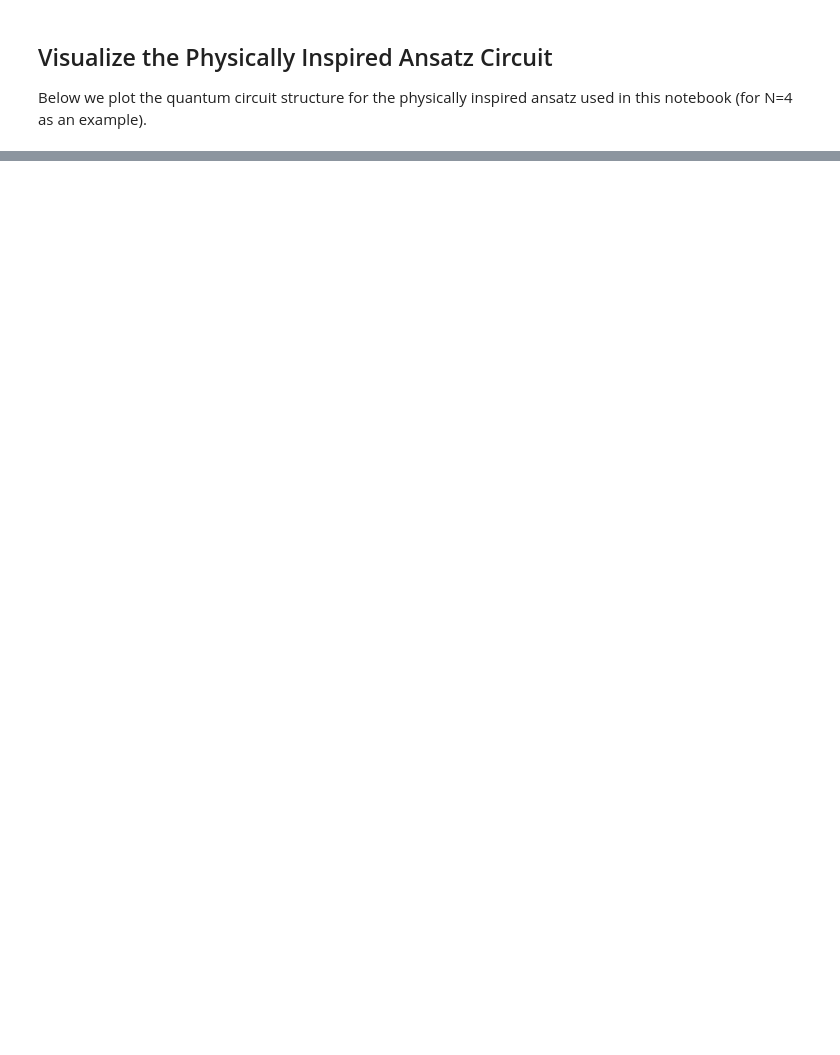
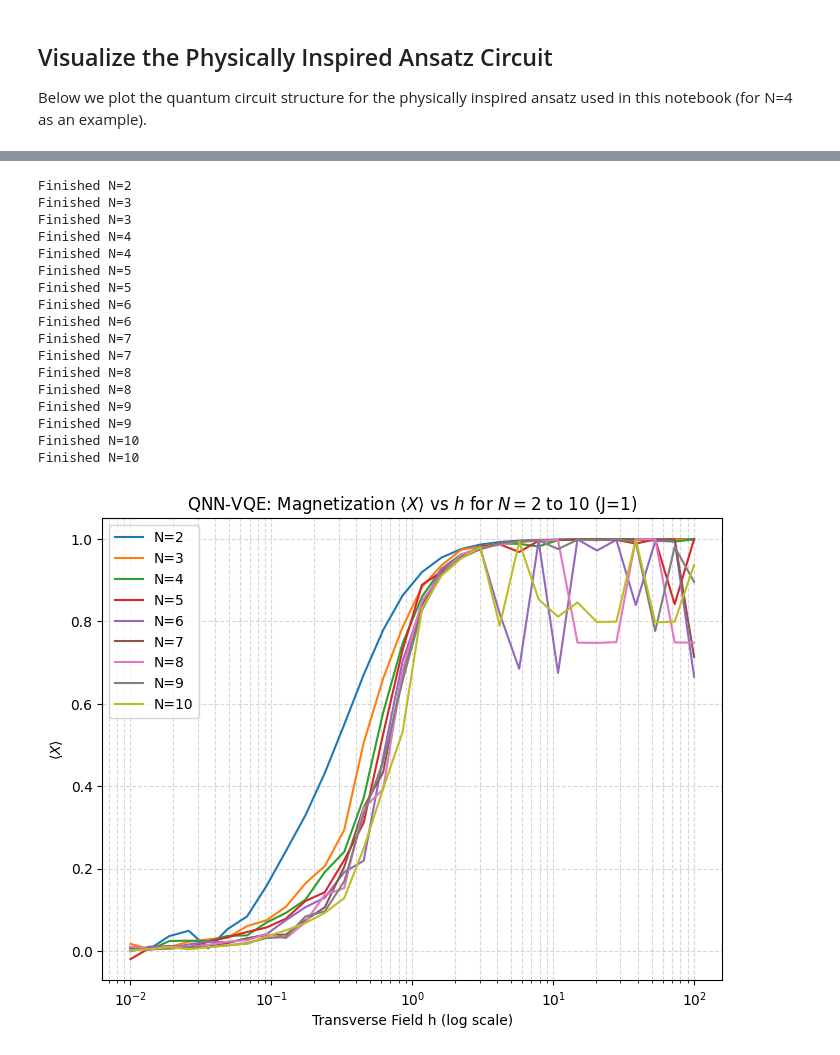
Before and after one commit to jindahe/quantum-many-body-by-QML, a Jupyter notebook: Ising_QNN_mat.ipynb, the cells around one changed output, grey strips where cells are left out. Saved outputs shown, nothing was run; the diff lists cells and outputs as text; code cells hidden in the pictures; blank space fills up the shorter version.

```diff
--- a/Ising_QNN_mat.ipynb
+++ b/Ising_QNN_mat.ipynb
@@ -65,7 +65,7 @@ def create_physically_inspired_ansatz(n_qubits, h, J, reps=3):
 # %%
 # Calculate ground state energy and magnetization for N=2 to 10
 results = []
-for n_qubits in range(2, 3):
+for n_qubits in range(2, 11):
     J = 1.0
     h = 1.0
     hamiltonian = build_ising_hamiltonian(n_qubits, J, h)
@@ -154 +137,65 @@ q_3: ┤ Ry(π/2) ├┤ Ry(θ[3]) ├┤ Rx(θ[7]) ├────────
 [figure]
+# %%
+# Sweep h from 1e-2 to 1e2 and plot <X> vs h for N=2 to 10 using VQE/QNN
+h_list = np.logspace(-2, 2, 30)
+N_list = range(2, 11)
+mx_vs_h = np.zeros((len(N_list), len(h_list)))
+
+for iN, n_qubits in enumerate(N_list):
+    for ih, h in enumerate(h_list):
+        J = 1.0
+        hamiltonian = build_ising_hamiltonian(n_qubits, J, h)
+        ansatz_circuit, ansatz_params = create_physically_inspired_ansatz(n_qubits, h, J, reps=4)
+        estimator = Estimator()
+        qnn = EstimatorQNN(
+            circuit=ansatz_circuit,
+            observables=hamiltonian,
+            input_params=[],
+            weight_params=ansatz_params,
+            estimator=estimator
+        )
+        qnn_model = TorchConnector(qnn)
+        optimizer = torch.optim.AdamW(qnn_model.parameters(), lr=0.01)
+        # Train the model
+        for epoch in range(200):  # Reduce epochs for speed
+            optimizer.zero_grad()
+            output = qnn_model()
+            loss = output.mean()
+            loss.backward()
+            optimizer.step()
+        # <X> Total magnetization
+        final_weights = qnn_model.weight.detach().numpy()
+        x_obs = SparsePauliOp.from_list([(f"{'I'*i + 'X' + 'I'*(n_qubits - i - 1)}", 1.0) for i in range(n_qubits)])
+        mx = estimator.run(circuits=ansatz_circuit, observables=x_obs, parameter_values=[final_weights]).result().values[0] / n_qubits
+        mx_vs_h[iN, ih] = mx
+    print(f"Finished N={n_qubits}")
+
+plt.figure(figsize=(8,6))
+for iN, N in enumerate(N_list):
+    plt.plot(h_list, mx_vs_h[iN], label=f"N={N}")
+plt.xscale('log')
+plt.xlabel('Transverse Field h (log scale)')
+plt.ylabel(r'$\langle X \rangle$')
+plt.title(r'QNN-VQE: Magnetization $\langle X \rangle$ vs $h$ for $N=2$ to $10$ (J=1)')
+plt.legend()
+plt.grid(True, which='both', ls='--', alpha=0.5)
+plt.show()
+# %% [output]
+Finished N=2
+Finished N=3
+Finished N=3
+Finished N=4
+Finished N=4
+Finished N=5
+Finished N=5
+Finished N=6
+Finished N=6
+Finished N=7
+Finished N=7
+Finished N=8
+Finished N=8
+Finished N=9
+Finished N=9
+Finished N=10
+Finished N=10
+[figure, added]
```
Also changed, not shown: parts of 3 cells of this notebook, 14 other files.
